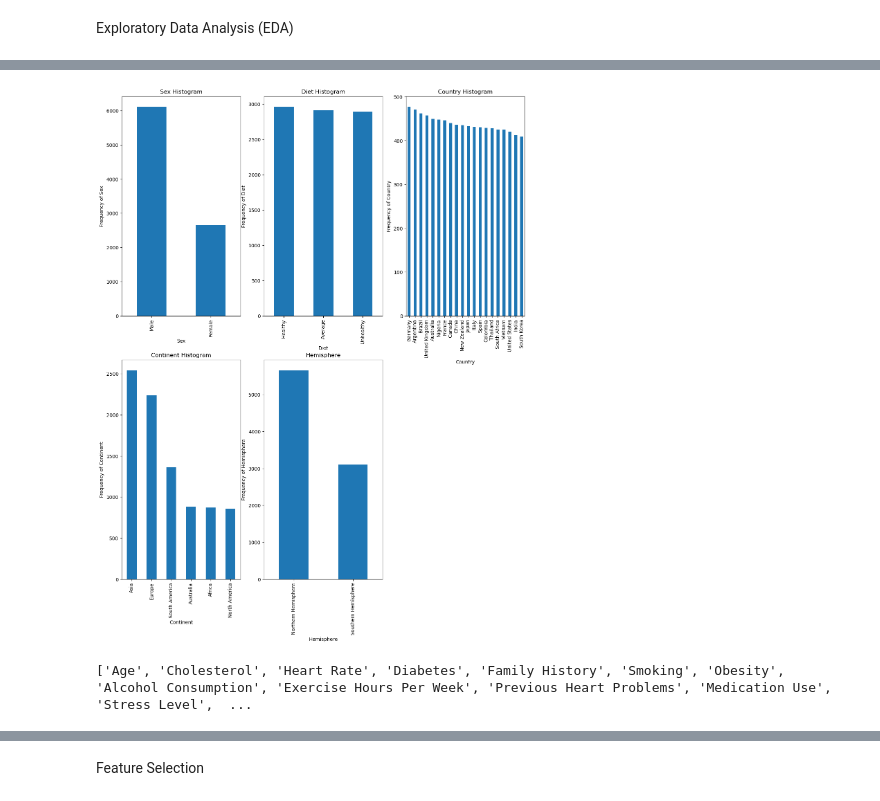
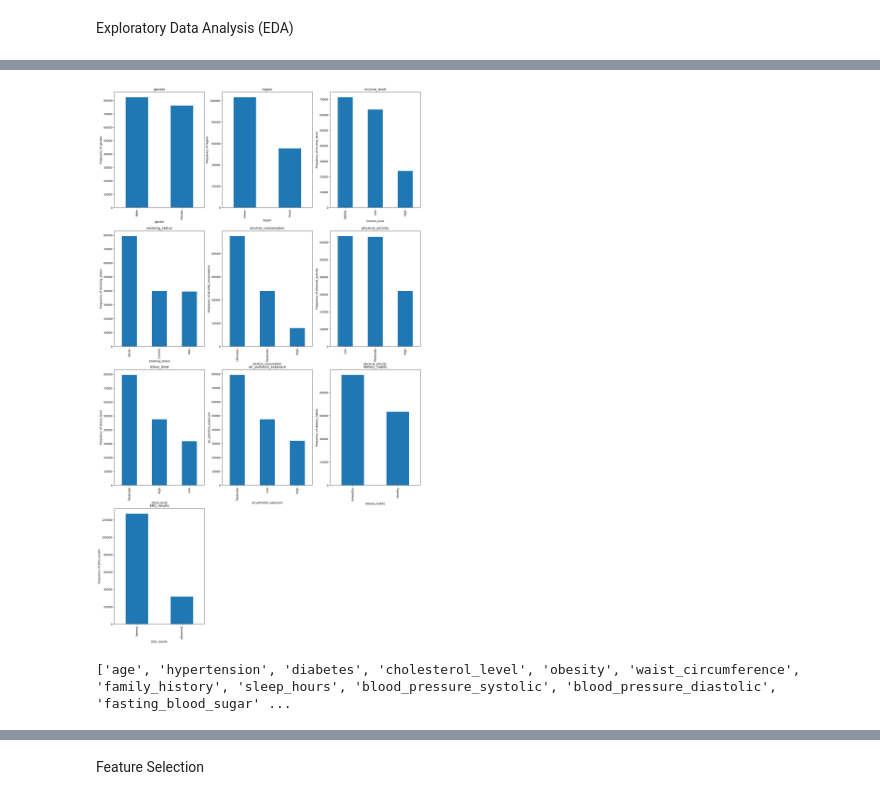
Before and after one commit to Akila-Prabath/Heart-Attack-Predictor, a Jupyter notebook: notebooks/FC212041_Isivara/eda_&_data_cleaning.ipynb, the cells around one changed output, grey strips where cells are left out. Cells and saved outputs as stored; diff of their text form; code cells hidden in the pictures.

Commit message:
Model trained on a new data set

```diff
--- a/notebooks/FC212041_Isivara/eda_&_data_cleaning.ipynb
+++ b/notebooks/FC212041_Isivara/eda_&_data_cleaning.ipynb
@@ -11,7 +11,7 @@ from sklearn.metrics import accuracy_score, confusion_matrix, classification_rep
 import pandas as pd
 
 # Load the dataset
-data = pd.read_csv('/workspaces/Heart-Attack-Predictor/data/raw/heart_attack_prediction_dataset.csv')
+data = pd.read_csv('/workspaces/Heart-Attack-Predictor/notebooks/FC212041_Isivara/heart_attack_prediction.csv')
 
 # Preview data
 data.head()
@@ -57,0 +50,5 @@ Heart Attack Risk ➜ [0 1]
+# %%
+# handel the missing values
+data['alcohol_consumption'] = data['alcohol_consumption'].fillna("Unknown")
+# check the missing values
+data.isnull().sum()
@@ -85,39 +136,64 @@ categorical_features
 # %%
-plt.figure(figsize=(15, 28))
+plt.figure(figsize=(20, 35))
 
-plt.subplot(3, 3, 1)
-plt1 = data['Sex'].value_counts().plot(kind='bar')
-plt.title('Sex Histogram')
-plt1.set(xlabel = 'Sex', ylabel='Frequency of Sex')
+plt.subplot(4, 3, 1)
+plt1 = data['gender'].value_counts().plot(kind='bar')
+plt.title('gender')
+plt1.set(xlabel = 'gender', ylabel='Frequency of gender')
 
-plt.subplot(3, 3, 2)
-plt1 = data['Diet'].value_counts().plot(kind='bar')
-plt.title('Diet Histogram')
-plt1.set(xlabel = 'Diet', ylabel='Frequency of Diet')
+plt.subplot(4, 3, 2)
+plt1 = data['region'].value_counts().plot(kind='bar')
+plt.title('region')
+plt1.set(xlabel = 'region', ylabel='Frequency of region')
 
-plt.subplot(3, 3, 3)
-plt1 = data['Country'].value_counts().plot(kind='bar')
-plt.title('Country Histogram')
-plt1.set(xlabel = 'Country', ylabel='Frequency of Country')
+plt.subplot(4, 3, 3)
+plt1 = data['income_level'].value_counts().plot(kind='bar')
+plt.title('income_level')
+plt1.set(xlabel = 'income_level', ylabel='Frequency of income_level')
 
-plt.subplot(3, 3, 4)
-plt1 = data['Continent'].value_counts().plot(kind='bar')
-plt.title('Continent Histogram')
-plt1.set(xlabel = 'Continent', ylabel='Frequency of Continent')
+plt.subplot(4, 3, 4)
+plt1 = data['smoking_status'].value_counts().plot(kind='bar')
+plt.title('smoking_status')
+plt1.set(xlabel = 'smoking_status', ylabel='Frequency of smoking_status')
 
-plt.subplot(3, 3, 5)
-plt1 = data['Hemisphere'].value_counts().plot(kind='bar')
-plt.title('Hemisphere')
-plt1.set(xlabel = 'Hemisphere', ylabel='Frequency of Hemisphere')
+plt.subplot(4, 3, 5)
+plt1 = data['alcohol_consumption'].value_counts().plot(kind='bar')
+plt.title('alcohol_consumption')
+plt1.set(xlabel = 'alcohol_consumption', ylabel='Frequency of alcohol_consumption')
+
+plt.subplot(4, 3, 6)
+plt1 = data['physical_activity'].value_counts().plot(kind='bar')
+plt.title('physical_activity')
+plt1.set(xlabel = 'physical_activity', ylabel='Frequency of physical_activity')
+
+plt.subplot(4, 3, 7)
+plt1 = data['stress_level'].value_counts().plot(kind='bar')
+plt.title('stress_level')
+plt1.set(xlabel = 'stress_level', ylabel='Frequency of stress_level')
+
+plt.subplot(4, 3, 8)
+plt1 = data['air_pollution_exposure'].value_counts().plot(kind='bar')
+plt.title('air_pollution_exposure')
+plt1.set(xlabel = 'air_pollution_exposure', ylabel='air_pollution_exposure')
+
+plt.subplot(4, 3, 9)
+plt1 = data['dietary_habits'].value_counts().plot(kind='bar')
+plt.title('dietary_habits')
+plt1.set(xlabel = 'dietary_habits', ylabel='Frequency of dietary_habits')
+
+plt.subplot(4, 3, 10)
+plt1 = data['EKG_results'].value_counts().plot(kind='bar')
+plt.title('EKG_results')
+plt1.set(xlabel = 'EKG_results', ylabel='Frequency of EKG_results')
 
 plt.show()
 # %% [output]
-[figure, old version]
+[figure, new version]
 # %%
 numerical_features = [x for x in data.columns if data[x].dtype in ('int64','float64')]
 print(numerical_features)
 # %% [output]
-['Age', 'Cholesterol', 'Heart Rate', 'Diabetes', 'Family History', 'Smoking', 'Obesity', 'Alcohol Consumption', 'Exercise Hours Per Week', 'Previous Heart Problems', 'Medication Use', 'Stress Level',  ...
+['age', 'hypertension', 'diabetes', 'cholesterol_level', 'obesity', 'waist_circumference', 'family_history', 'sleep_hours', 'blood_pressure_systolic', 'blood_pressure_diastolic', 'fasting_blood_sugar' ...
 # %%
 def scatter(y,fig):
     plt.subplot(17,2,fig)
```
Also changed, not shown: parts of 23 cells of this notebook, 3 other files.
